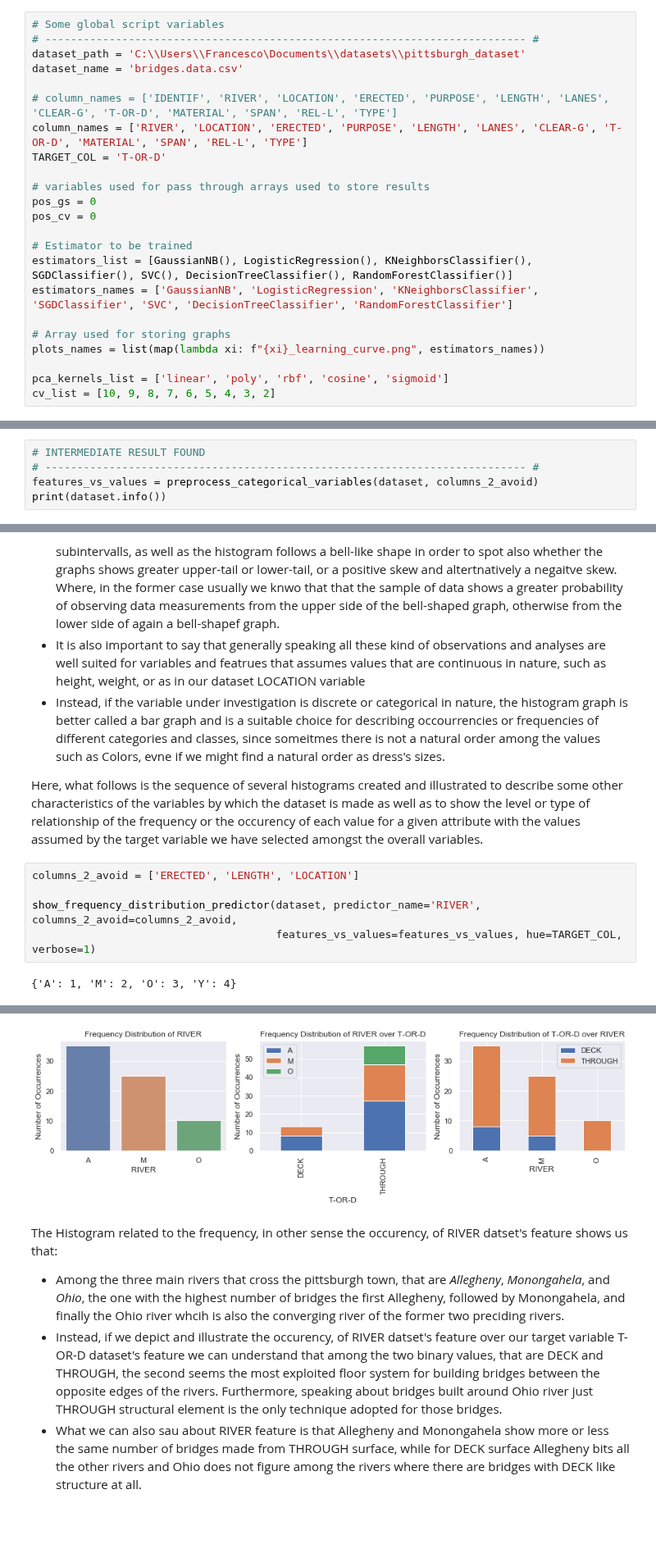
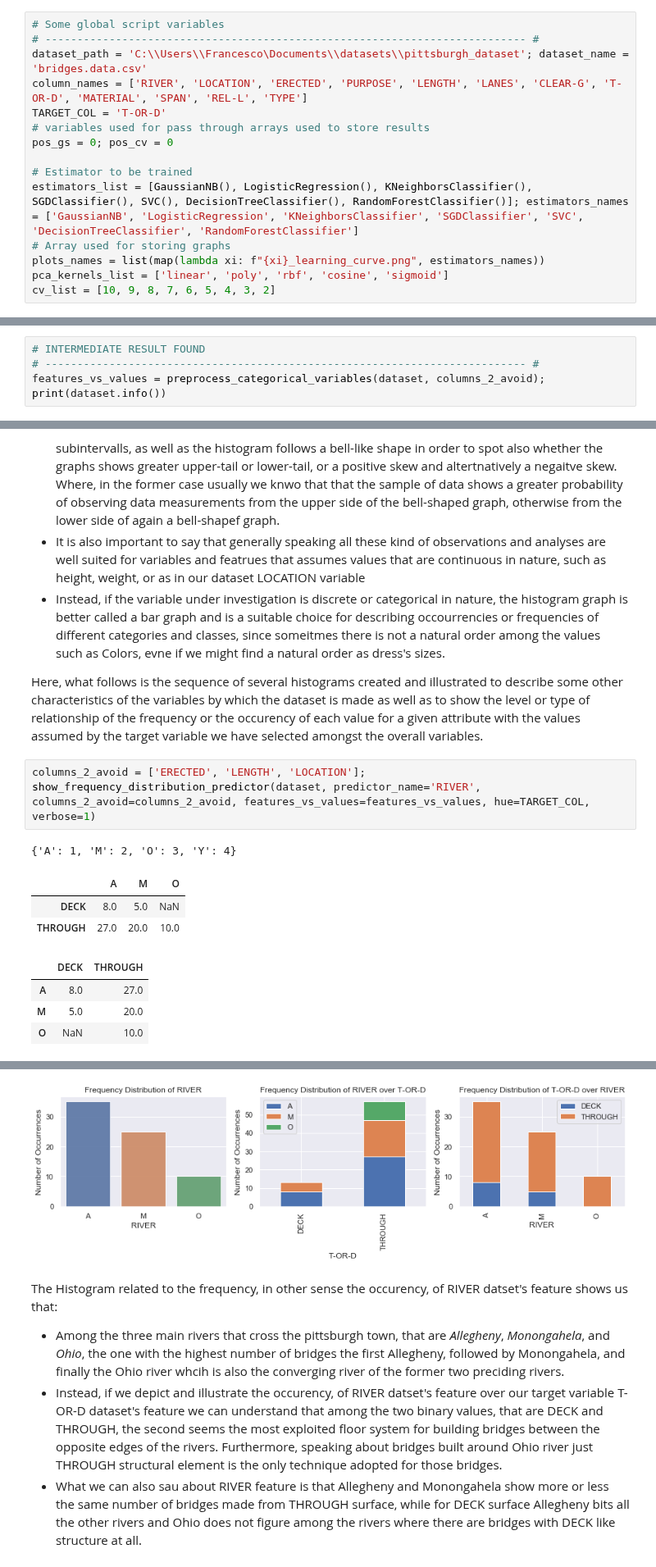
Before and after one commit to franec94/Pittsburgh-Bridge-Dataset, a Jupyter notebook: pittsburgh-bridges-data-set-analysis/models-analyses/complete_analyses/Data Space Report (Official)-v2.0.3.ipynb, the cells around one changed output, grey strips where cells are left out. Shown at 82% size. Cells and saved outputs as stored; diff of their text form; blank space fills up the shorter version.

```diff
--- a/pittsburgh-bridges-data-set-analysis/models-analyses/complete_analyses/Data Space Report (Official)-v2.0.3.ipynb
+++ b/pittsburgh-bridges-data-set-analysis/models-analyses/complete_analyses/Data Space Report (Official)-v2.0.3.ipynb
@@ -140,24 +113,16 @@ Initially, once I have downloaded from the provided web page the dataset with th
 # %%
 # Some global script variables
 # --------------------------------------------------------------------------- #
-dataset_path = 'C:\\Users\\Francesco\Documents\\datasets\\pittsburgh_dataset'
-dataset_name = 'bridges.data.csv'
-
-# column_names = ['IDENTIF', 'RIVER', 'LOCATION', 'ERECTED', 'PURPOSE', 'LENGTH', 'LANES', 'CLEAR-G', 'T-OR-D', 'MATERIAL', 'SPAN', 'REL-L', 'TYPE']
+dataset_path = 'C:\\Users\\Francesco\Documents\\datasets\\pittsburgh_dataset'; dataset_name = 'bridges.data.csv'
 column_names = ['RIVER', 'LOCATION', 'ERECTED', 'PURPOSE', 'LENGTH', 'LANES', 'CLEAR-G', 'T-OR-D', 'MATERIAL', 'SPAN', 'REL-L', 'TYPE']
 TARGET_COL = 'T-OR-D'
-
 # variables used for pass through arrays used to store results
-pos_gs = 0
-pos_cv = 0
+pos_gs = 0; pos_cv = 0
 
 # Estimator to be trained
-estimators_list = [GaussianNB(), LogisticRegression(), KNeighborsClassifier(), SGDClassifier(), SVC(), DecisionTreeClassifier(), RandomForestClassifier()]
-estimators_names = ['GaussianNB', 'LogisticRegression', 'KNeighborsClassifier', 'SGDClassifier', 'SVC', 'DecisionTreeClassifier', 'RandomForestClassifier']
-
+estimators_list = [GaussianNB(), LogisticRegression(), KNeighborsClassifier(), SGDClassifier(), SVC(), DecisionTreeClassifier(), RandomForestClassifier()]; estimators_names = ['GaussianNB', 'LogisticRegression', 'KNeighborsClassifier', 'SGDClassifier', 'SVC', 'DecisionTreeClassifier', 'RandomForestClassifier']
 # Array used for storing graphs
 plots_names = list(map(lambda xi: f"{xi}_learning_curve.png", estimators_names))
-
 pca_kernels_list = ['linear', 'poly', 'rbf', 'cosine', 'sigmoid']
 cv_list = [10, 9, 8, 7, 6, 5, 4, 3, 2]
 # %%
@@ -321,8 +277,7 @@ show_categorical_predictor_values(dataset, columns_2_avoid)
 # %%
 # INTERMEDIATE RESULT FOUND
 # --------------------------------------------------------------------------- #
-features_vs_values = preprocess_categorical_variables(dataset, columns_2_avoid)
-print(dataset.info())
+features_vs_values = preprocess_categorical_variables(dataset, columns_2_avoid); print(dataset.info())
 # %% [output]
 <class 'pandas.core.frame.DataFrame'>
 Index: 88 entries, E1 to E90
@@ -447,12 +394,16 @@ the main advantage of using such a chart is that i can be employed to describe t
 
 Here, what follows is the sequence of several histograms created and illustrated to describe some other characteristics of the variables by which the dataset is made as well as to show the level or type of relationship of the frequency or the occurency of each value for a given attribute with the values assumed by the target variable we have selected amongst the overall variables.
 # %%
-columns_2_avoid = ['ERECTED', 'LENGTH', 'LOCATION']
-
-show_frequency_distribution_predictor(dataset, predictor_name='RIVER', columns_2_avoid=columns_2_avoid,
-                                      features_vs_values=features_vs_values, hue=TARGET_COL, verbose=1)
+columns_2_avoid = ['ERECTED', 'LENGTH', 'LOCATION']; show_frequency_distribution_predictor(dataset, predictor_name='RIVER', columns_2_avoid=columns_2_avoid, features_vs_values=features_vs_values, hue=TARGET_COL, verbose=1)
 # %% [output]
 {'A': 1, 'M': 2, 'O': 3, 'Y': 4}
+|  | A | M | O |
+| DECK | 8.0 | 5.0 | NaN |
+| THROUGH | 27.0 | 20.0 | 10.0 |
+|  | DECK | THROUGH |
+| A | 8.0 | 27.0 |
+| M | 5.0 | 20.0 |
+| O | NaN | 10.0 |
 [interactive output not drawn]
 [figure]
 # %% [markdown]
```
Also changed, not shown: parts of 18 cells of this notebook, 1 other file.
